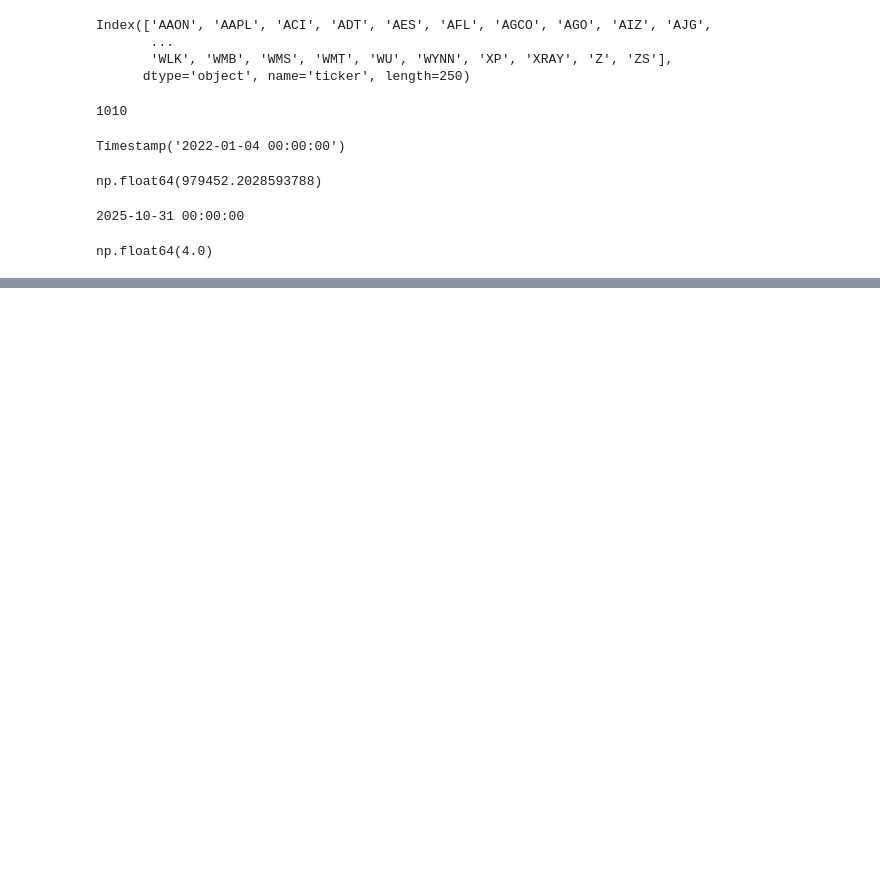
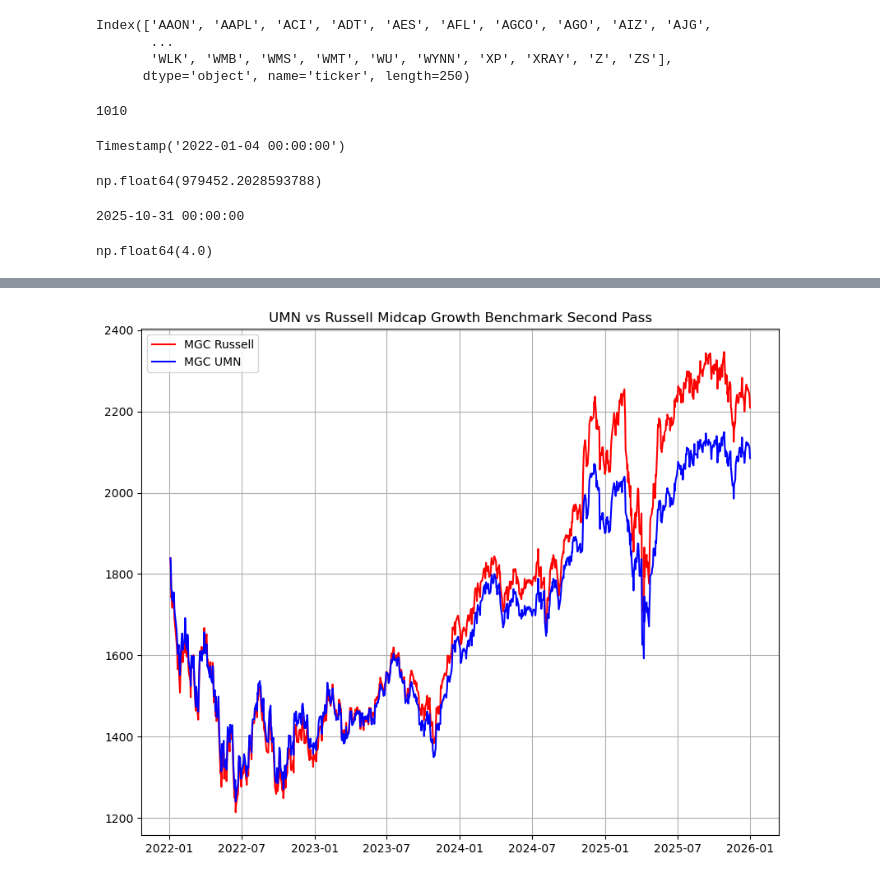
Before and after one commit to karllovaas/Winter-Workshop-Benchmark-Team, a Jupyter notebook: index_construction_dev.ipynb, the cells around one changed output, grey strips where cells are left out. Drawn from its saved outputs; the diff is of its cells as text; code cells hidden in the pictures; blank space fills up the shorter version.

```diff
--- a/index_construction_dev.ipynb
+++ b/index_construction_dev.ipynb
@@ -275,6 +275,8 @@ class IndexComposer:
         self.day_slice: pd.DataFrame = self.df_helper.slice_by_day(day)
         self._midcap_800: pd.DataFrame = self.get_midcap_800()
         self.growth_subset: pd.Series = self.growth_subset_filter_v1() #type: ignore
+        self.growth_subset_weights = self.get_weights()
+        self.growth_subset_shares = self.get_share_count()
 
     def get_midcap_800(self) -> pd.DataFrame:
         ''' This needs to be date based: we only want to drop NA values
@@ -359,0 +503,14 @@ Length: 311, dtype: float64
+# %%
+'''
+pulling cleaned data into the notebook
+'''
+df = pd.read_csv("bloomberg_data_cleaned.csv")
+
+#set date to datetime object
+df["date"] = pd.to_datetime(df["date"])
+df.set_index(["date","ticker"],inplace= True)
+pd.set_option('display.float_format', '{:,.4f}'.format)
+df.head()
+
+bench = Benchmark(df,1000)
+bench.dates[0]
@@ -359,0 +568,29 @@ Length: 311, dtype: float64
+# %%
+from matplotlib import pyplot as plt
+from matplotlib.axes._axes import Axes
+
+import pandas as pd
+
+index_df_real = pd.read_csv("RMCCG_Value.csv")
+index_df_real["Date"] = pd.to_datetime(index_df_real["Date"])
+index_df_real.set_index("Date",inplace = True)
+
+
+
+
+x_data = bench.bechmark_timeseries.index
+y_data_real: pd.Series = index_df_real["Close"].iloc[505:,] #type:  ignore
+y_data_umn = bench.bechmark_timeseries
+y_data_real_clean = y_data_real.str.replace(',', '').astype(float)
+y_data_real_clean_clean = pd.to_numeric(y_data_real_clean, errors='coerce').astype(np.float64)
+
+plt.figure(figsize = (10,8))
+
+plt.plot(x_data, y_data_real_clean_clean, label = "MGC Russell", color = "red")
+plt.plot(x_data, y_data_umn, label = "MGC UMN", color = "blue")
+plt.grid(True)
+plt.legend()
+plt.title("UMN vs Russell Midcap Growth Benchmark Second Pass")
+plt.show()
+# %% [output]
+[figure, added]
```
Also changed, not shown: parts of 7 cells of this notebook.
